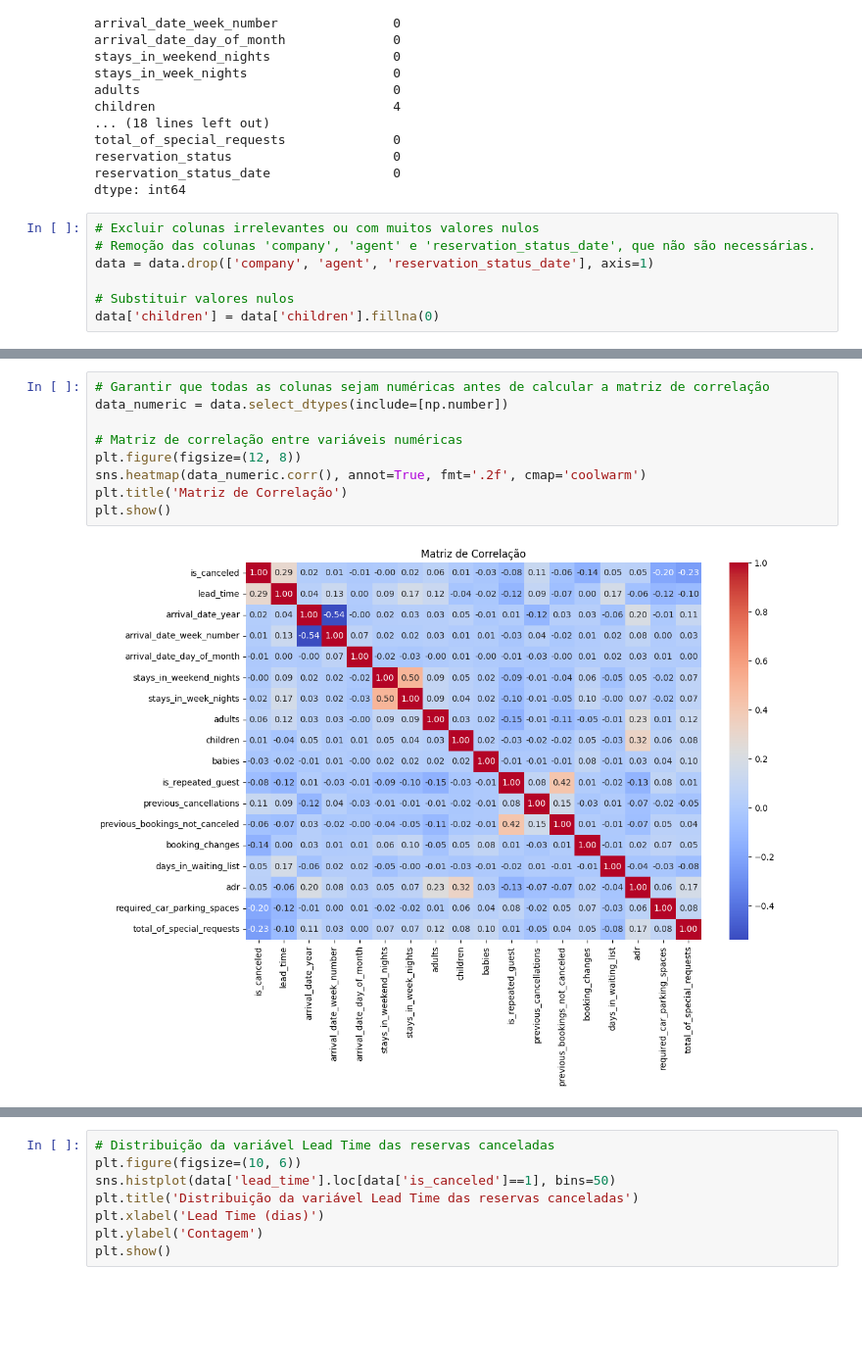
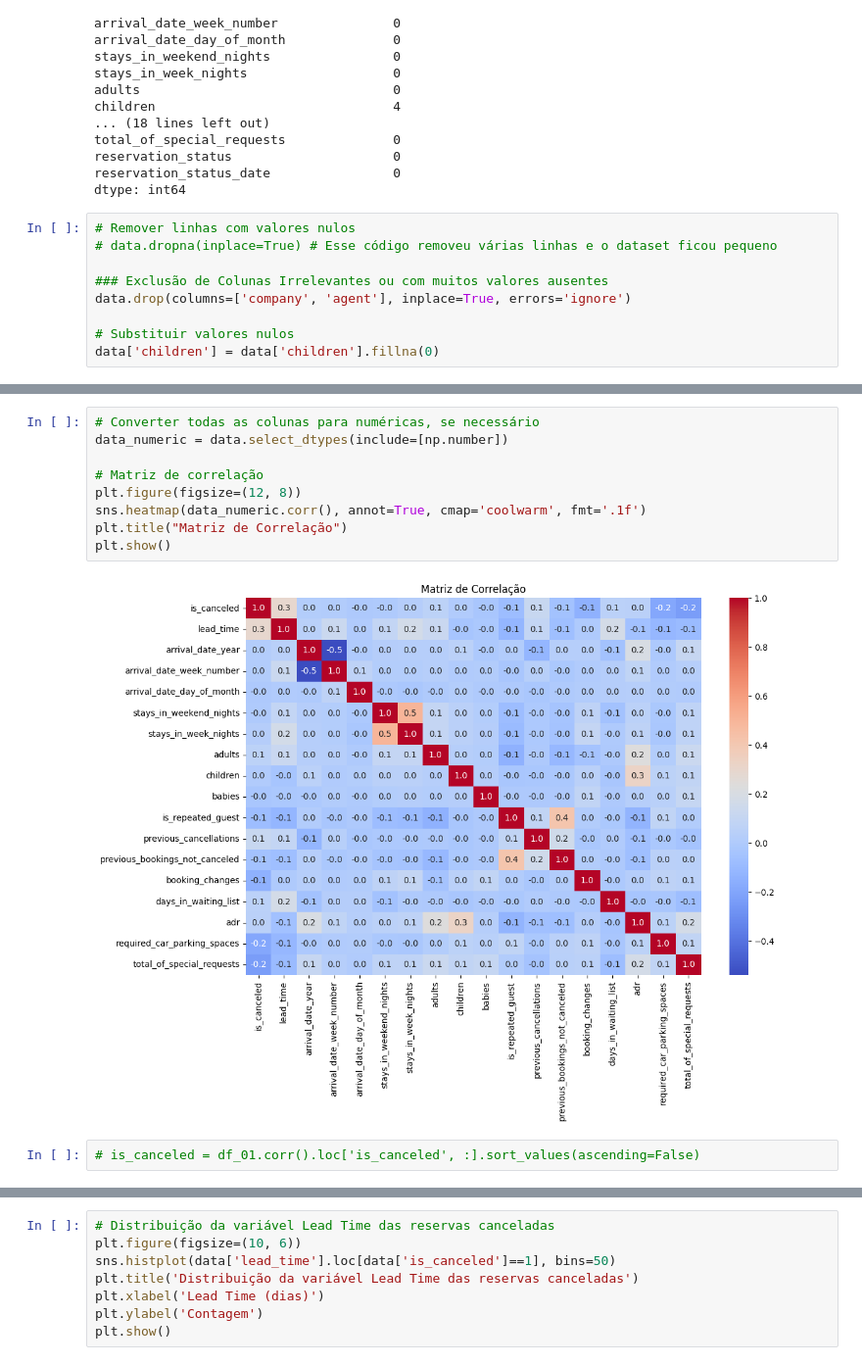
Before and after one commit to bigarcia/pece_eEDB-001_mineiracao_de_dados, a Jupyter notebook: Projeto_Final_Previsão_de_Cancelamento_de_Reservas.ipynb, the cells around one changed output, grey strips where cells are left out. Shown at 98% size. Cells and saved outputs as stored; diff of their text form; blank space fills up the shorter version.

```diff
--- a/Projeto_Final_Previsão_de_Cancelamento_de_Reservas.ipynb
+++ b/Projeto_Final_Previsão_de_Cancelamento_de_Reservas.ipynb
@@ -127,10 +126,12 @@ total_of_special_requests              0
 reservation_status                     0
 reservation_status_date                0
 dtype: int64
-# %%
-# Excluir colunas irrelevantes ou com muitos valores nulos
-# Remoção das colunas 'company', 'agent' e 'reservation_status_date', que não são necessárias.
-data = data.drop(['company', 'agent', 'reservation_status_date'], axis=1)
-
-# Substituir valores nulos
-data['children'] = data['children'].fillna(0)
+# %%
+# Remover linhas com valores nulos
+# data.dropna(inplace=True) # Esse código removeu várias linhas e o dataset ficou pequeno
+
+### Exclusão de Colunas Irrelevantes ou com muitos valores ausentes
+data.drop(columns=['company', 'agent'], inplace=True, errors='ignore')
+
+# Substituir valores nulos
+data['children'] = data['children'].fillna(0)
@@ -149,11 +153,13 @@ plot_cancel_distribution(data)
 # %%
-# Garantir que todas as colunas sejam numéricas antes de calcular a matriz de correlação
+# Converter todas as colunas para numéricas, se necessário
 data_numeric = data.select_dtypes(include=[np.number])
 
-# Matriz de correlação entre variáveis numéricas
+# Matriz de correlação
 plt.figure(figsize=(12, 8))
-sns.heatmap(data_numeric.corr(), annot=True, fmt='.2f', cmap='coolwarm')
-plt.title('Matriz de Correlação')
+sns.heatmap(data_numeric.corr(), annot=True, cmap='coolwarm', fmt='.1f')
+plt.title("Matriz de Correlação")
 plt.show()
 # %% [output]
-[figure, old version]
+[figure, new version]
+# %%
+# is_canceled = df_01.corr().loc['is_canceled', :].sort_values(ascending=False)
```
Also changed, not shown: parts of 44 cells of this notebook.
